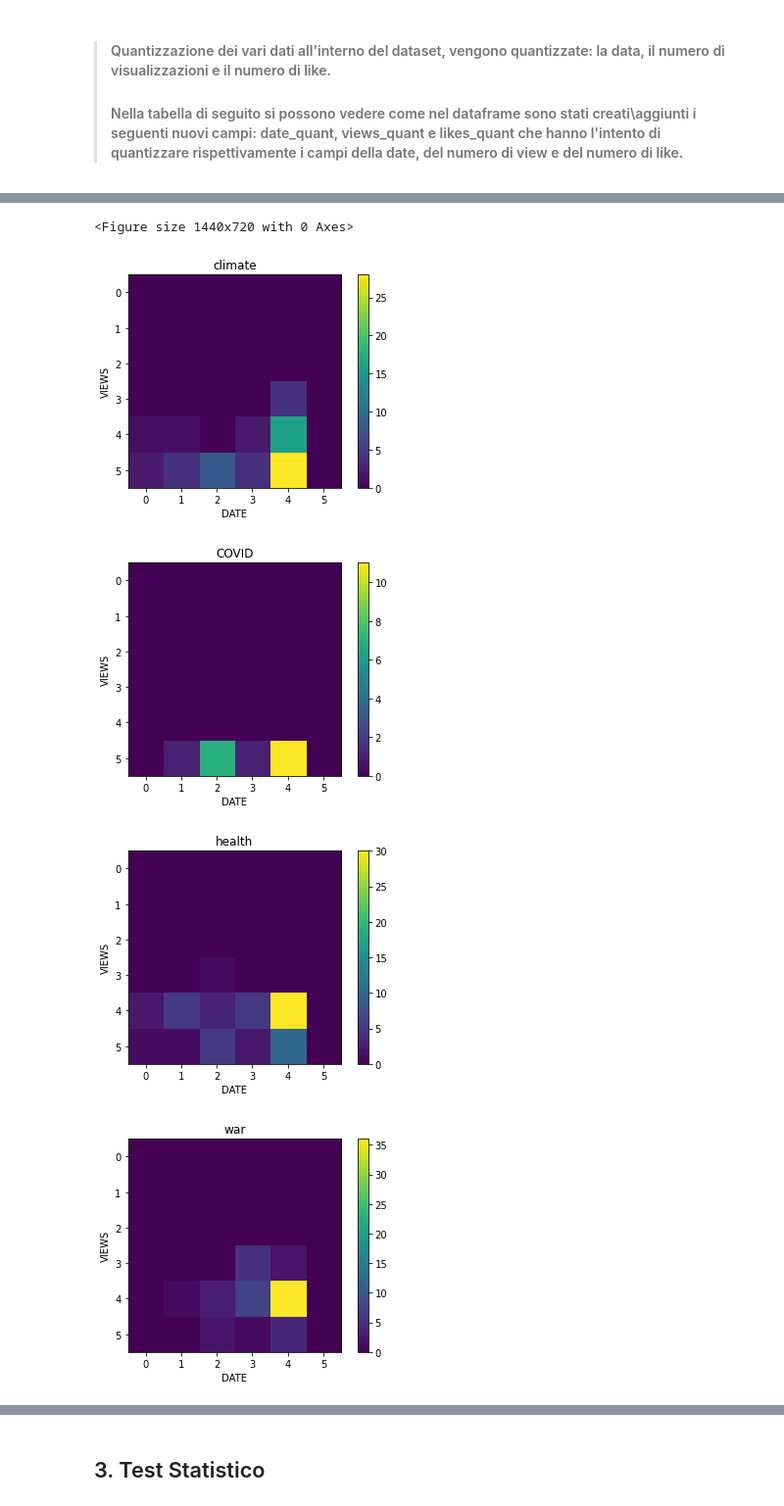
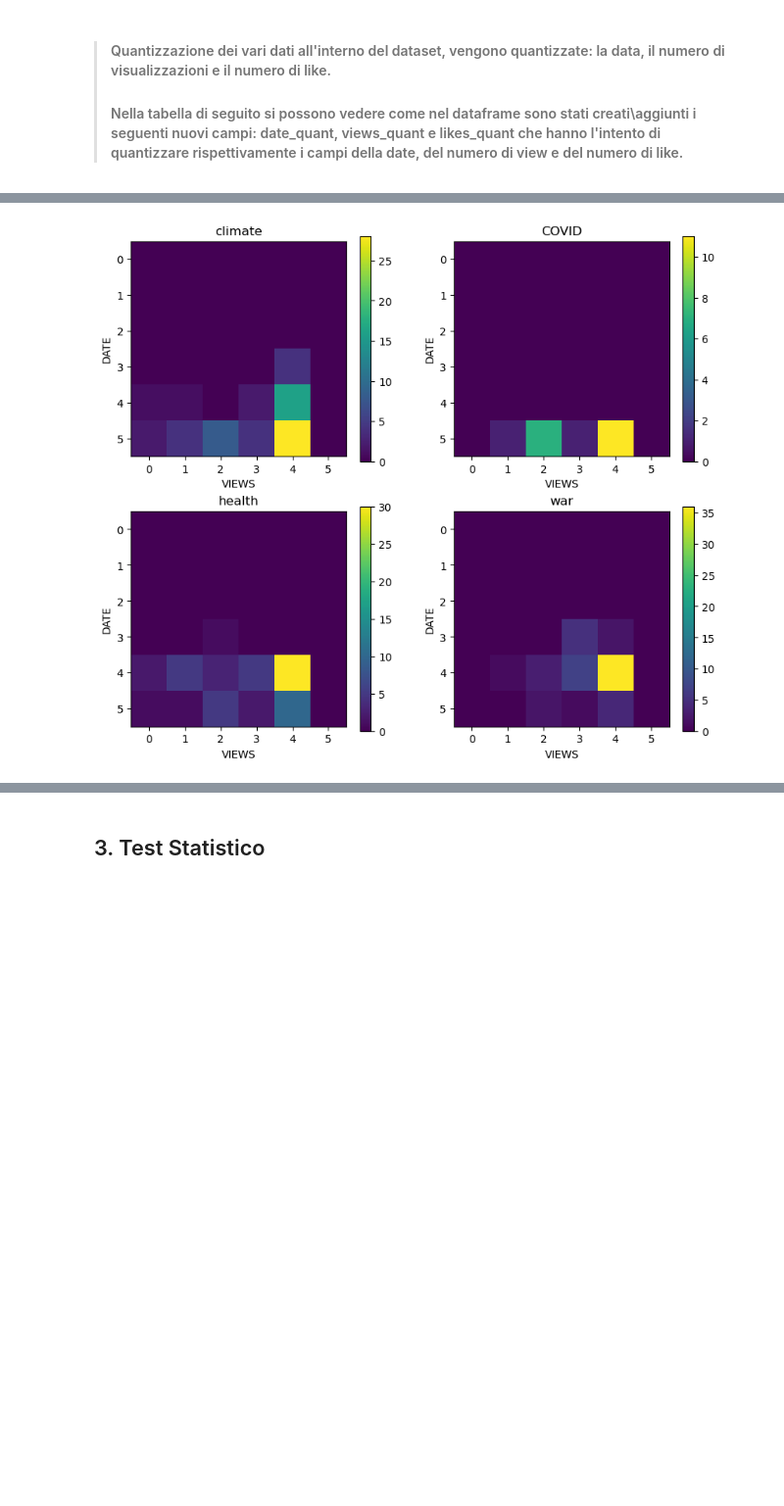
Before and after one commit to InKeaton/DataTed, a Jupyter notebook: data_ted_try.ipynb, the cells around one changed output, grey strips where cells are left out. Shown: that part at 98% size. Saved outputs shown, nothing was run; the diff lists cells and outputs as text; code cells hidden in the pictures; blank space fills up the shorter version.

```diff
--- a/data_ted_try.ipynb
+++ b/data_ted_try.ipynb
@@ -40,14 +45,19 @@ def show_online_video(df, groubByTitle):
                                                            )
 # %%
 def all_dim_olap(olap_df, xlabel, ylabel, name_list):
-    plt.figure(figsize=(20, 10))
+
+    cols = (len(name_list) // 2) + 1
+
+    plt.figure(figsize=(10, 13))
+
     for x in range(0, len(name_list)):
-        plt.figure()
+        plt.subplot(cols, 2, x+1)
         plt.title(name_list[x])
         plt.xlabel(xlabel)
         plt.ylabel(ylabel)
         plt.imshow(olap_df[:, :, x])
         plt.colorbar()
+
     plt.show()
 # %%
 theme_list = ["climate", "COVID", "health", "war"]
@@ -269,11 +302,7 @@ for z in range(0, len(quantize_likes)):
                           )
 # %%
 # Visualizziamo la matrice
-all_dim_olap(THEME_OLAP, "DATE", "VIEWS", theme_list)
+all_dim_olap(THEME_OLAP, "VIEWS", "DATE", theme_list)
 # %% [output]
-<Figure size 1440x720 with 0 Axes>
-[figure, old version]
+[figure, new version]
-[figure, removed]
-[figure, removed]
-[figure, removed]
 # %%
```
Also changed, not shown: parts of 22 cells of this notebook, 1 other file.
